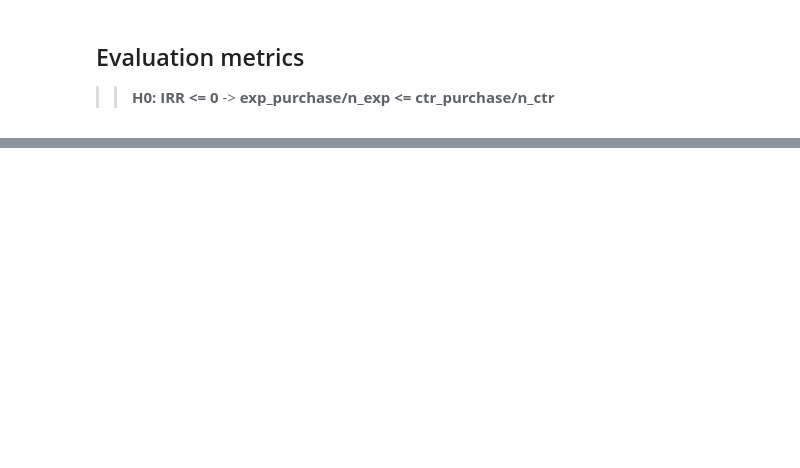
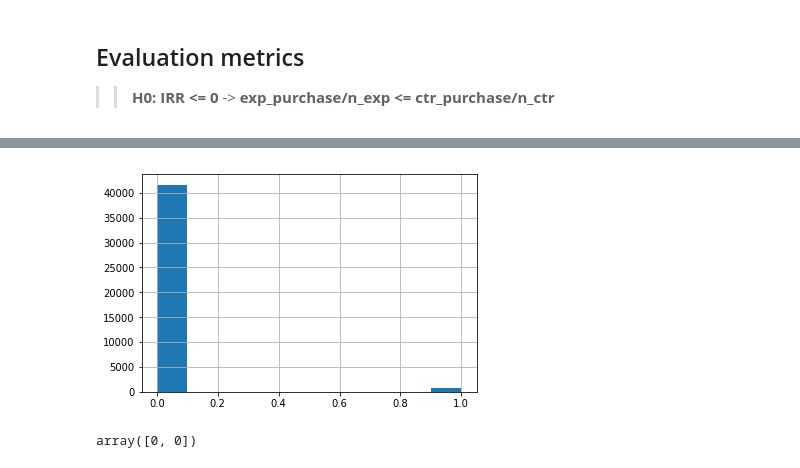
Before and after one commit to xmjuan/starbucks, a Jupyter notebook: Starbucks.ipynb, the cells around one changed output, grey strips where cells are left out. Cells and saved outputs as stored; diff of their text form; code cells hidden in the pictures; blank space fills up the shorter version.

```diff
--- a/Starbucks.ipynb
+++ b/Starbucks.ipynb
@@ -260,0 +301,5 @@ ValueError: p > 1
+# %%
+# skewed data
+train_promoted['purchase'].hist();
+# %% [output]
+[figure, added]
@@ -260,0 +314,4 @@ ValueError: p > 1
+# %%
+y_pred[:2]
+# %% [output]
+array([0, 0])
```
Also changed, not shown: parts of 19 cells of this notebook.
